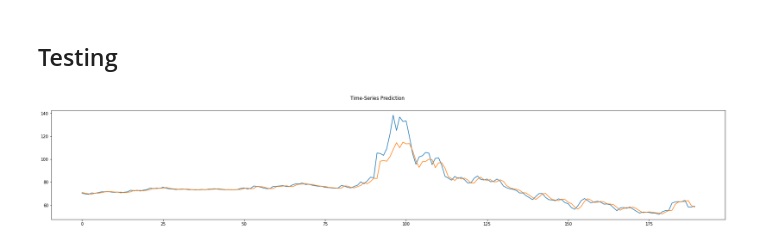
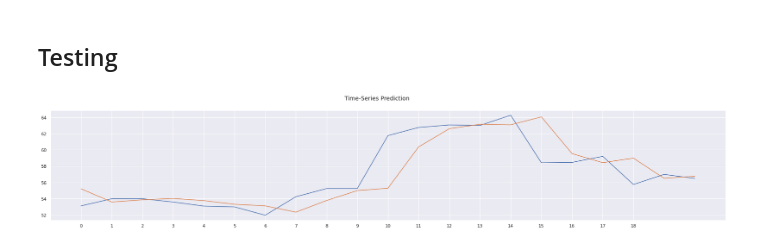
Before and after one commit to MagicMoleMM/Machine_learning_LSTM, a Jupyter notebook: LSTM_EURUSD_Daily.ipynb, the cells around one changed output. Cells and saved outputs as stored; diff of their text form; code cells hidden in the pictures.

```diff
--- a/LSTM_EURUSD_Daily.ipynb
+++ b/LSTM_EURUSD_Daily.ipynb
@@ -116,12 +116,5 @@ Name: close, Length: 1995, dtype: object
 # %%
 training_set = price_close
-#training_set = pd.read_csv('shampoo.csv')
-
-# training_set = training_set.iloc[:,1:2].values
-
-#plt.plot(training_set, label = 'Shampoo Sales Data')
-# plt.plot(price_close.index, price_close.values)
-# plt.show()
-
+sns.set(rc={'figure.figsize':(20,10)})
 g=sns.lineplot(y=pd.to_numeric(training_set.values), x=pd.to_datetime(training_set.index), data=training_set)
 # %% [output]
@@ -163,23 +156,16 @@ sc = MinMaxScaler()
 training_ = np.array(training_set[:1800]).reshape(-1, 1)
 training_data = sc.fit_transform(training_)
 
-seq_length = 4
+seq_length = 30
 x, y = sliding_windows(training_data, seq_length)
 
 trainX = Variable(torch.Tensor(np.array(x)))
 trainY = Variable(torch.Tensor(np.array(y)))
 
-# trainX = Variable(torch.Tensor(np.array(x[0:train_size])))
-# trainY = Variable(torch.Tensor(np.array(y[0:train_size])))
-
-# testX = Variable(torch.Tensor(np.array(x[train_size:len(x)])))
-# testY = Variable(torch.Tensor(np.array(y[train_size:len(y)])))
-
-
 data_set = np.array(training_set[1800:]).reshape(-1, 1)
 data_data = sc.transform(data_set)
 
-seq_length = 4
+seq_length = 30
 a, b = sliding_windows(data_data, seq_length)
 
 dataX = Variable(torch.Tensor(np.array(a)))
@@ -281,22 +267,24 @@ Epoch: 1900, loss: 0.00046
 # %%
 lstm.eval()
 # train_predict = lstm(trainX)
 train_predict_test = lstm(dataX)
 
 # data_predict1 = train_predict.data.numpy()
 data_predict1_test = train_predict_test.data.numpy()
 dataY_plot = dataY.data.numpy()
 
 # data_predict = sc.inverse_transform(data_predict1)
-data_predict_test = sc.inverse_transform(data_predict1_test)
-dataY_plot = sc.inverse_transform(dataY_plot)
+data_predict_test = sc.inverse_transform(data_predict1_test[146:])
+dataY_plot = sc.inverse_transform(dataY_plot[146:])
 
 # plt.axvline(x=train_size, c='r', linestyle='--')
 plt.figure(figsize=(30, 5))
 plt.plot(dataY_plot)
 # plt.plot(data_predict)
 plt.plot(data_predict_test)
+plt.grid(True)
+plt.xticks(range(0,19))
 plt.suptitle('Time-Series Prediction')
 plt.show()
 # %% [output]
-[figure, old version]
+[figure, new version]
```
Also changed, not shown: parts of 18 cells of this notebook.
